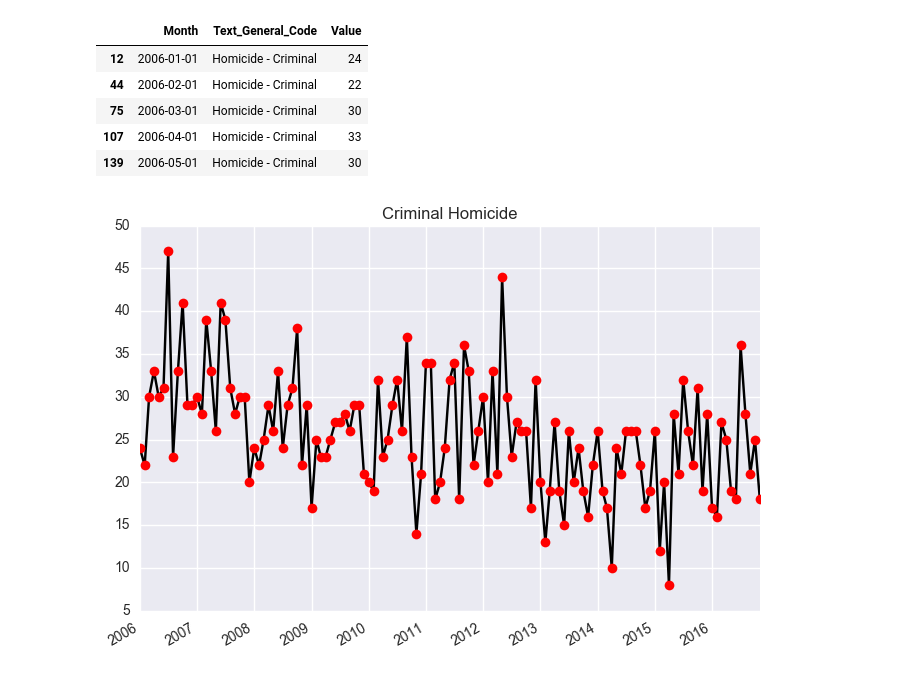
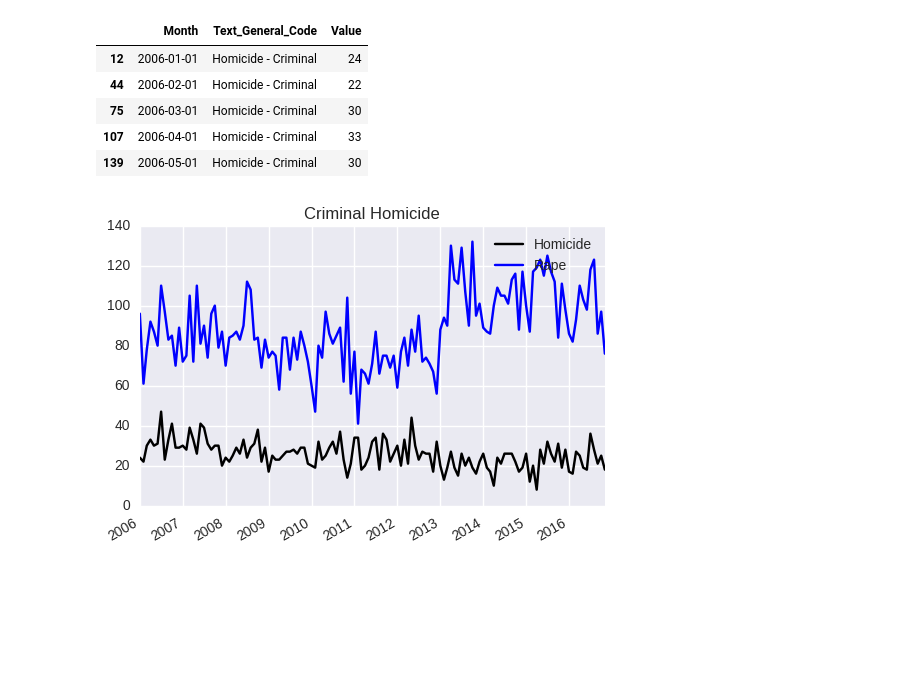
Before and after one commit to alexandremuzio/crime_data_analysis, a Jupyter notebook: crime_analysis.ipynb, the cells around one changed output. Cells and saved outputs as stored; diff of their text form; code cells hidden in the pictures; blank space fills up the shorter version.

Commit message:
Adding random forest classifier + aditional graphs

```diff
--- a/crime_analysis.ipynb
+++ b/crime_analysis.ipynb
@@ -175,5 +181,6 @@ Há uma variação grande do número de homicídos dolosos mês a mês, porém,
 # %%
 homicide_d = g[g['Text_General_Code'] == 'Homicide - Criminal']
+rape_d = g[g['Text_General_Code'] == 'Rape']
 # %%
 homicide_d.head()
 # %% [output]
@@ -186,13 +193,17 @@ homicide_d.head()
 # %%
 # Red dot with Line
 fig, ax = plt.subplots()
-ax.plot_date(homicide_d['Month'], homicide_d['Value'],'k')
-ax.plot_date(homicide_d['Month'], homicide_d['Value'],'ro')
+ax.plot_date(homicide_d['Month'], homicide_d['Value'], 'k', label='Homicide')
+# ax.plot_date(homicide_d['Month'], homicide_d['Value'], 'ro')
+ax.plot_date(rape_d['Month'], rape_d['Value'], 'k', color='b', label='Rape')
+# ax.plot_date(rape_d['Month'], rape_d['Value'], 'ro', color='b')
 ax.set_title("Criminal Homicide")
+
+plt.legend()
 fig.autofmt_xdate()
 plt.show()
 # %% [output]
-[figure, old version]
+[figure, new version]
 # %%
 m = Basemap(projection='mill', llcrnrlat=d.Lat.min(), urcrnrlat=d.Lat.max(),
             llcrnrlon=d.Lon.min(), urcrnrlon=d.Lon.max(), resolution='c', epsg=4269)
```
Also changed, not shown: parts of 9 cells of this notebook.
